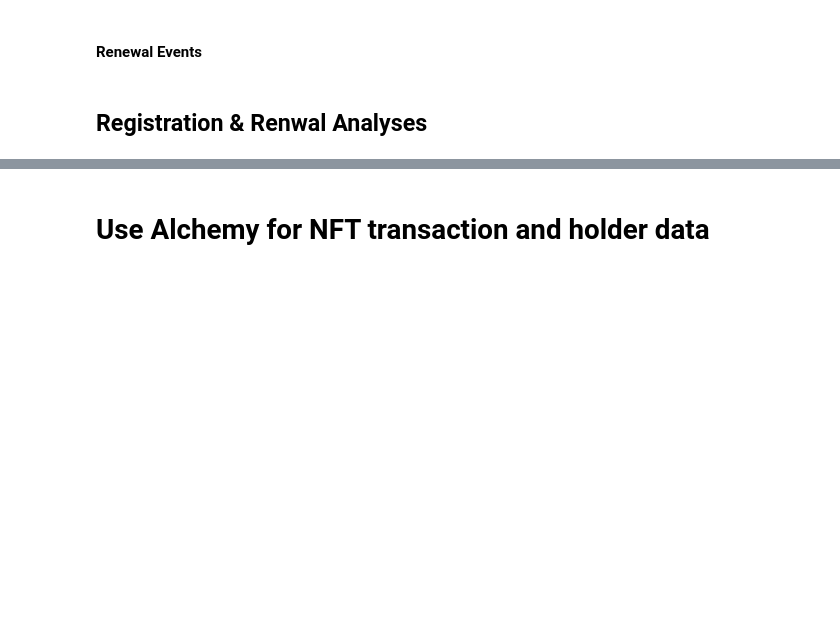
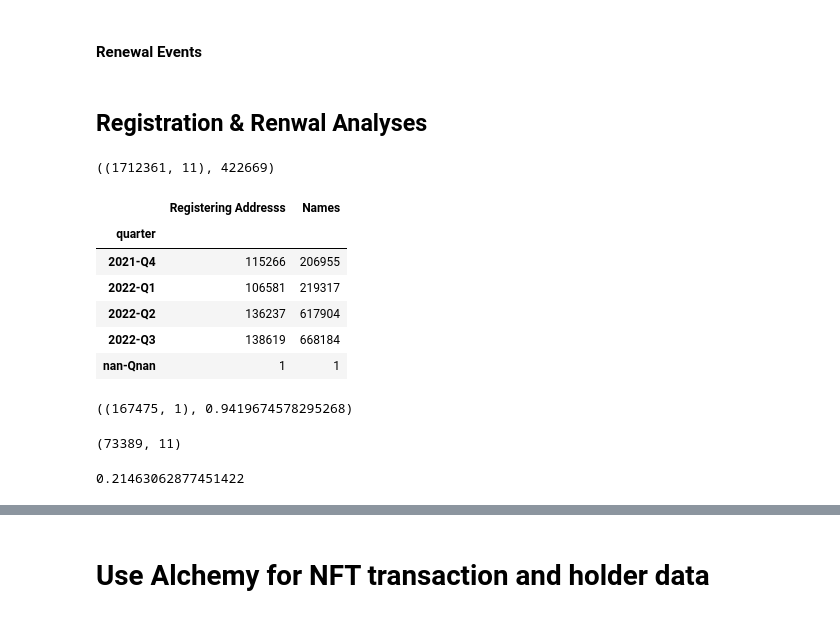
Before and after one commit to MacStrelioff/crypto_public, a Jupyter notebook: ENS NFT analyses/ENSAnalytics.ipynb, the cells around one changed output, grey strips where cells are left out. Saved outputs shown, nothing was run; the diff lists cells and outputs as text; code cells hidden in the pictures; blank space fills up the shorter version.

```diff
--- a/ENS NFT analyses/ENSAnalytics.ipynb
+++ b/ENS NFT analyses/ENSAnalytics.ipynb
@@ -281,4 +362,11 @@ save_obj(d, 'block_to_ts_all_dict')
 # tmp = load_obj('renewal_logs_dict')
 # %% [markdown]
 ## Registration & Renwal Analyses
+# %%
+# get block -> timestamp mappings
+block_to_ts_dict = load_obj('block_to_ts_all_dict')
+block_to_ts_df = pd.DataFrame.from_dict(block_to_ts_dict,orient='index')
+
+# process;
+block_to_ts_df=block_to_ts_df.rename(columns={0:'ts'}) # rename timestamp column to ts
 # %%
@@ -302,0 +417,24 @@ renewal_logs_dict = load_obj('renewal_logs_dict')
+# %%
+# - names registered (my data vs opensea, expected to be smaller bc of limited timeframe)
+# - 1.71M names, 422k addresses
+registration_logs_all_df.shape,registration_logs_all_df.owner.nunique()
+# %% [output]
+((1712361, 11), 422669)
+# %%
+# addresses and names that register each quarter
+(registration_logs_all_df.groupby('quarter')[['owner','name']].nunique()
+.rename(columns={'owner':'Registering Addresss','name':'Names'}))
+# %% [output]
+|  | Registering Addresss | Names |
+| quarter |  |  |
+| 2021-Q4 | 115266 | 206955 |
+| 2022-Q1 | 106581 | 219317 |
+| 2022-Q2 | 136237 | 617904 |
+| 2022-Q3 | 138619 | 668184 |
+| nan-Qnan | 1 | 1 |
+# %%
+# - names assigned to wallets
+# 94%, of the 167k I have data on so far, are assigned to a wallet
+name_to_address_all_df.shape,1-name_to_address_all_df.isna().mean()[0]
+# %% [output]
+((167475, 1), 0.9419674578295268)
@@ -302,0 +446,5 @@ renewal_logs_dict = load_obj('renewal_logs_dict')
+# %%
+# 73k need to have been renewed or lost
+expiration_eligable.shape
+# %% [output]
+(73389, 11)
@@ -302,0 +459,5 @@ renewal_logs_dict = load_obj('renewal_logs_dict')
+# %%
+# 21.4% renewal rate for expiring names overall
+1-eligable_and_renewed['tx_renewal'].isna().mean()
+# %% [output]
+0.21463062877451422
```
Also changed, not shown: parts of 44 cells of this notebook.
